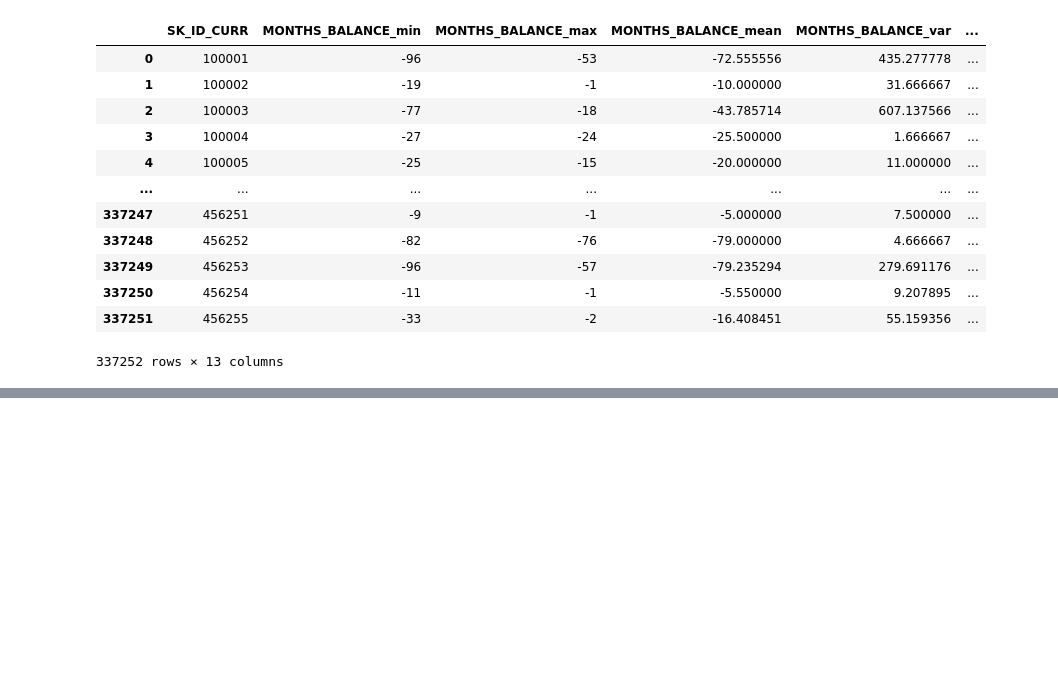
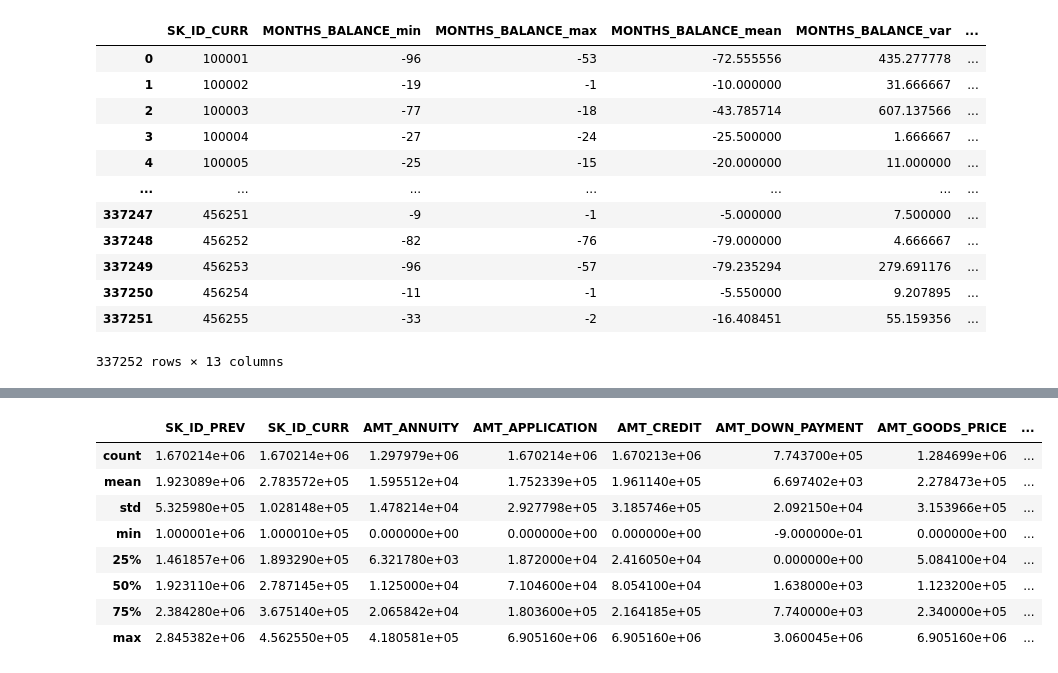
Before and after one commit to griffin-brown-95/EDA, a Jupyter notebook: group_model.ipynb, the cells around one changed output, grey strips where cells are left out. Saved outputs shown, nothing was run; the diff lists cells and outputs as text; code cells hidden in the pictures; blank space fills up the shorter version.

```diff
--- a/group_model.ipynb
+++ b/group_model.ipynb
@@ -27,6 +36,8 @@ test_url = 'https://storage.googleapis.com/home_credit_files/application_test.cs
 bureau_url = 'https://storage.googleapis.com/home_credit_files/bureau.csv'
 bureau_balance_url = 'https://storage.googleapis.com/home_credit_files/bureau_balance.csv'
 POS_CASH_balance_url = 'https://storage.googleapis.com/home_credit_files/POS_CASH_balance.csv'
+previous_application_url = 'https://storage.googleapis.com/home_credit_files/previous_application.csv'
+installments_payments_url = 'https://storage.googleapis.com/home_credit_files/installments_payments.csv'
 # %%
 train_df = pd.read_csv(train_url)
 test_df = pd.read_csv(test_url)
@@ -223,0 +291,3 @@ Name: count, dtype: int64
+# %%
+pa = pd.read_csv(previous_application_url)
+pa.head()
@@ -223,0 +301,12 @@ Name: count, dtype: int64
+# %%
+pa.describe()
+# %% [output]
+|  | SK_ID_PREV | SK_ID_CURR | AMT_ANNUITY | AMT_APPLICATION | AMT_CREDIT | AMT_DOWN_PAYMENT | AMT_GOODS_PRICE | ... |
+| count | 1.670214e+06 | 1.670214e+06 | 1.297979e+06 | 1.670214e+06 | 1.670213e+06 | 7.743700e+05 | 1.284699e+06 | ... |
+| mean | 1.923089e+06 | 2.783572e+05 | 1.595512e+04 | 1.752339e+05 | 1.961140e+05 | 6.697402e+03 | 2.278473e+05 | ... |
+| std | 5.325980e+05 | 1.028148e+05 | 1.478214e+04 | 2.927798e+05 | 3.185746e+05 | 2.092150e+04 | 3.153966e+05 | ... |
+| min | 1.000001e+06 | 1.000010e+05 | 0.000000e+00 | 0.000000e+00 | 0.000000e+00 | -9.000000e-01 | 0.000000e+00 | ... |
+| 25% | 1.461857e+06 | 1.893290e+05 | 6.321780e+03 | 1.872000e+04 | 2.416050e+04 | 0.000000e+00 | 5.084100e+04 | ... |
+| 50% | 1.923110e+06 | 2.787145e+05 | 1.125000e+04 | 7.104600e+04 | 8.054100e+04 | 1.638000e+03 | 1.123200e+05 | ... |
+| 75% | 2.384280e+06 | 3.675140e+05 | 2.065842e+04 | 1.803600e+05 | 2.164185e+05 | 7.740000e+03 | 2.340000e+05 | ... |
+| max | 2.845382e+06 | 4.562550e+05 | 4.180581e+05 | 6.905160e+06 | 6.905160e+06 | 3.060045e+06 | 6.905160e+06 | ... |
```
Also changed, not shown: parts of 51 cells of this notebook, 3 other files.
